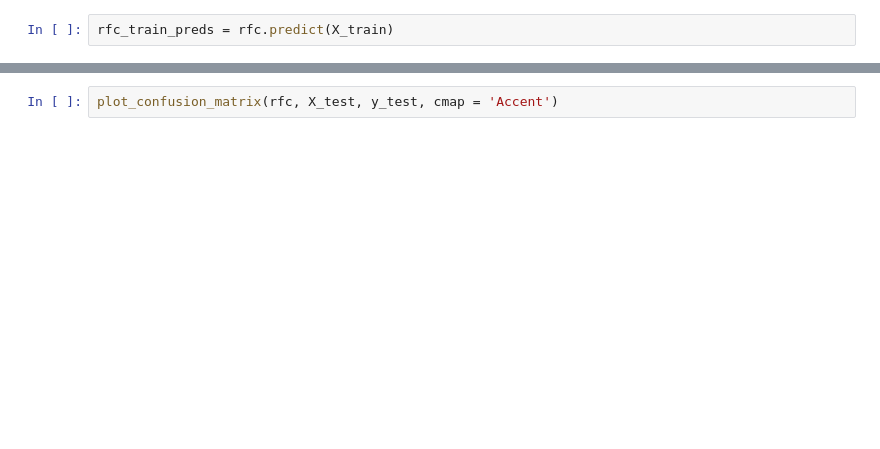
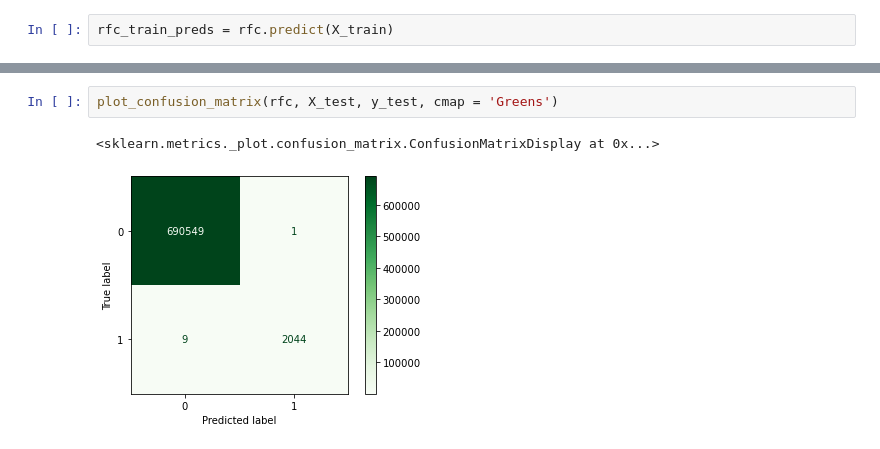
Before and after one commit to kduane/fake_fraud, a Jupyter notebook: modeling.ipynb, the cells around one changed output, grey strips where cells are left out. Saved outputs shown, nothing was run; the diff lists cells and outputs as text; blank space fills up the shorter version.

```diff
--- a/modeling.ipynb
+++ b/modeling.ipynb
@@ -239,4 +253,7 @@ plot_roc_curve(rfc, X_test, y_test)
 # %%
-plot_confusion_matrix(rfc, X_test, y_test, cmap = 'Accent')
+plot_confusion_matrix(rfc, X_test, y_test, cmap = 'Greens')
+# %% [output]
+<sklearn.metrics._plot.confusion_matrix.ConfusionMatrixDisplay at 0x...>
+[figure, added]
 # %%
 cross_val_score(rfc_o, X, y)
```
Also changed, not shown: parts of 17 cells of this notebook, 3 other files.
